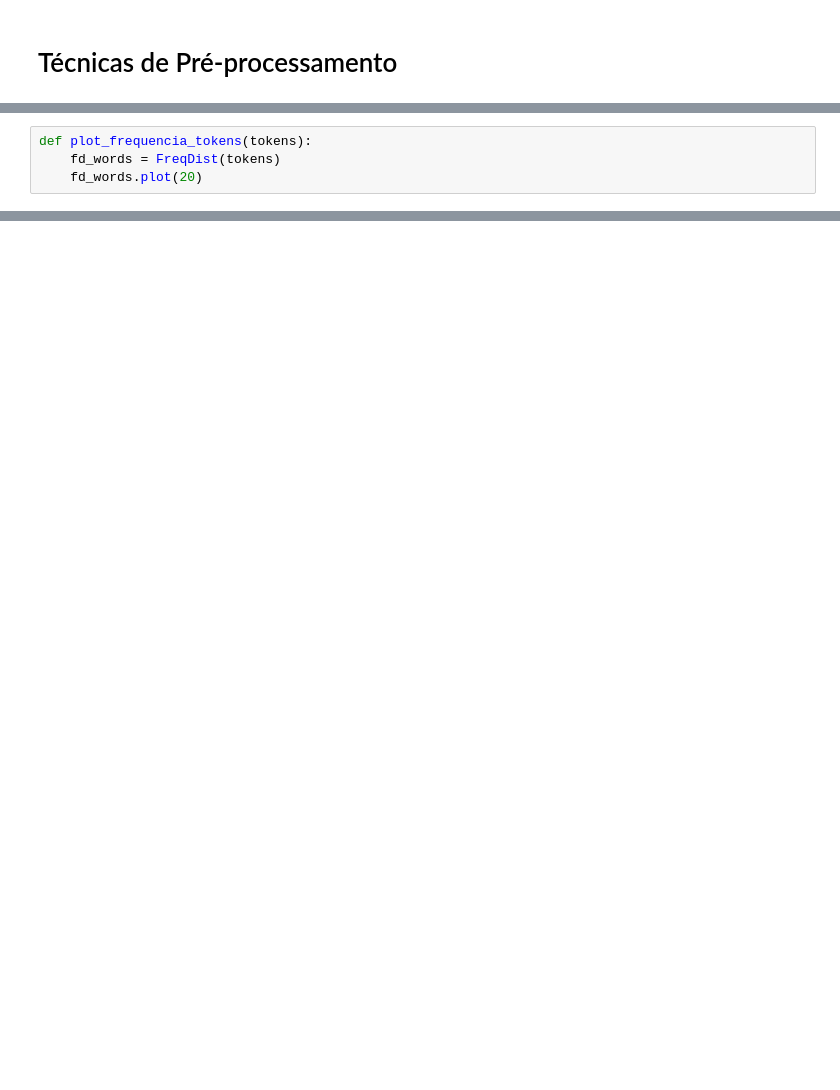
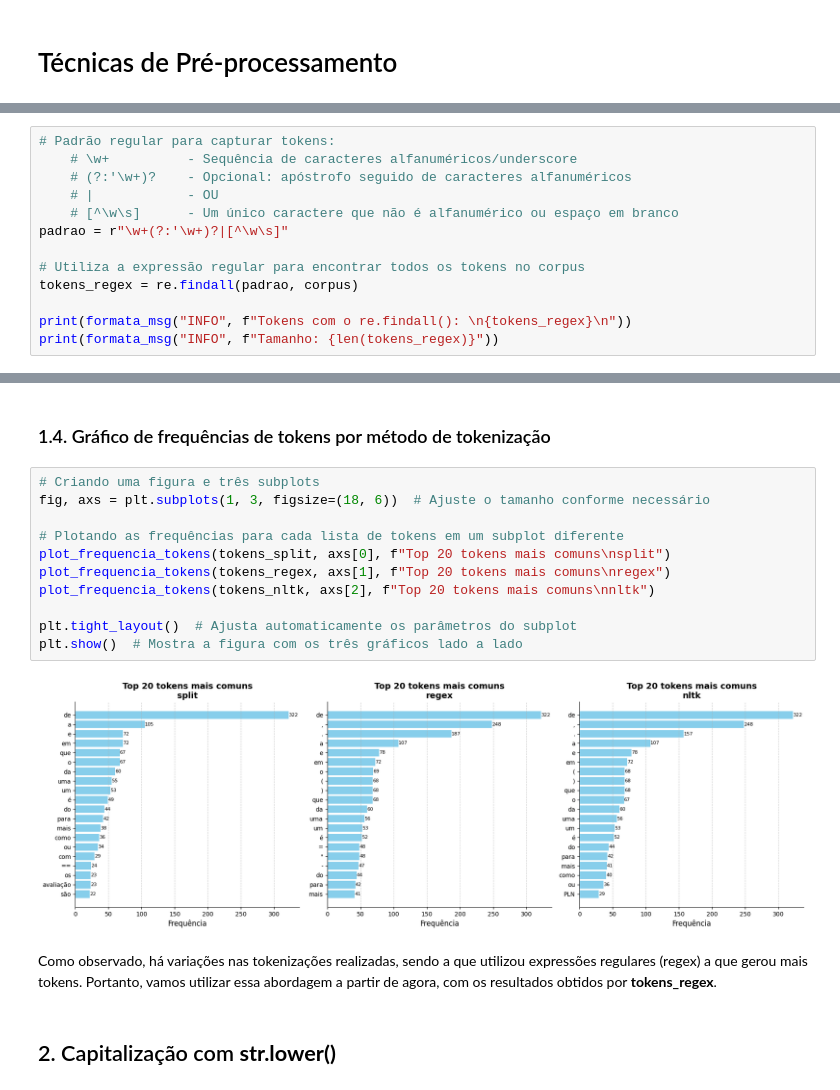
Before and after one commit to gomesluiz/nlp-for-fun, a Jupyter notebook: 03-pre-processamento-de-dados.ipynb, the cells around one changed output, grey strips where cells are left out. Saved outputs shown, nothing was run; the diff lists cells and outputs as text; blank space fills up the shorter version.

Commit message:
Finalizado para gravação.

```diff
--- a/03-pre-processamento-de-dados.ipynb
+++ b/03-pre-processamento-de-dados.ipynb
@@ -169,4 +4,0 @@ print(tokens_nltk)
-# %%
-def plot_frequencia_tokens(tokens):
-    fd_words = FreqDist(tokens)
-    fd_words.plot(20)
@@ -348,0 +215,13 @@ tokens_lemm =
+# %%
+# Padrão regular para capturar tokens:
+    # \w+          - Sequência de caracteres alfanuméricos/underscore
+    # (?:'\w+)?    - Opcional: apóstrofo seguido de caracteres alfanuméricos
+    # |            - OU
+    # [^\w\s]      - Um único caractere que não é alfanumérico ou espaço em branco
+padrao = r"\w+(?:'\w+)?|[^\w\s]"
+
+# Utiliza a expressão regular para encontrar todos os tokens no corpus
+tokens_regex = re.findall(padrao, corpus)
+
+print(formata_msg("INFO", f"Tokens com o re.findall(): \n{tokens_regex}\n"))
+print(formata_msg("INFO", f"Tamanho: {len(tokens_regex)}"))
@@ -348,0 +248,19 @@ tokens_lemm =
+# %% [markdown]
+### 1.4. Gráfico de frequências de tokens por método de tokenização
+# %%
+# Criando uma figura e três subplots
+fig, axs = plt.subplots(1, 3, figsize=(18, 6))  # Ajuste o tamanho conforme necessário
+
+# Plotando as frequências para cada lista de tokens em um subplot diferente
+plot_frequencia_tokens(tokens_split, axs[0], f"Top 20 tokens mais comuns\nsplit")
+plot_frequencia_tokens(tokens_regex, axs[1], f"Top 20 tokens mais comuns\nregex")
+plot_frequencia_tokens(tokens_nltk, axs[2], f"Top 20 tokens mais comuns\nnltk")
+
+plt.tight_layout()  # Ajusta automaticamente os parâmetros do subplot
+plt.show()  # Mostra a figura com os três gráficos lado a lado
+# %% [output]
+[figure, added]
+# %% [markdown]
+Como observado, há variações nas tokenizações realizadas, sendo a que utilizou expressões regulares (regex) a que gerou mais tokens. Portanto, vamos utilizar essa abordagem a partir de agora, com os resultados obtidos por **tokens_regex**.
+# %% [markdown]
+## 2. Capitalização com **str.lower()**
```
Also changed, not shown: parts of 82 cells of this notebook.
